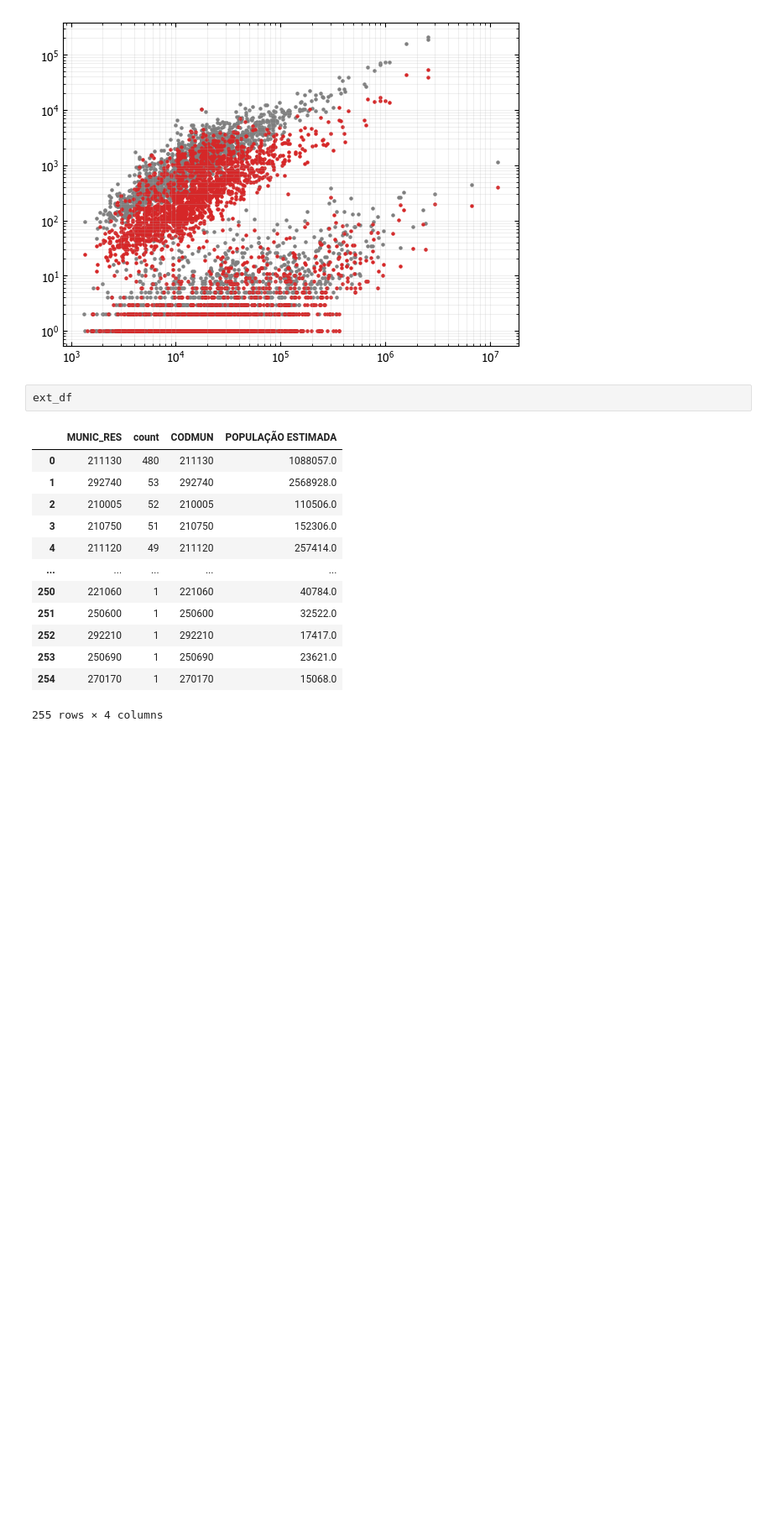
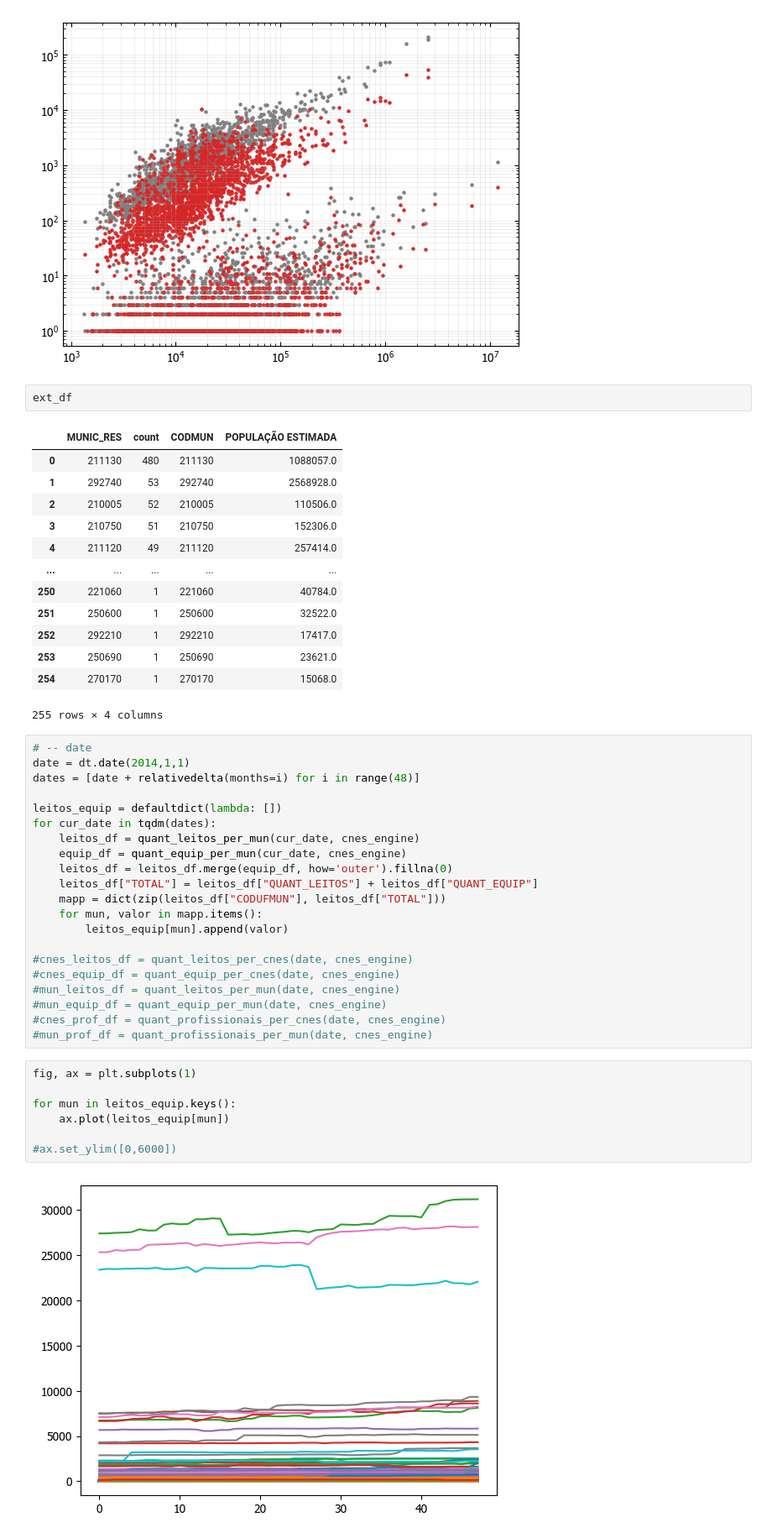
Before and after one commit to humbertocarmona/pyopensus, a Jupyter notebook: notebooks/networkanalysis/citynets.ipynb, the cells around one changed output. Shown at 84% size. Drawn from its saved outputs; the diff is of its cells as text; blank space fills up the shorter version.

```diff
--- a/notebooks/networkanalysis/citynets.ipynb
+++ b/notebooks/networkanalysis/citynets.ipynb
@@ -907,3 +907,33 @@ ext_df
 | 253 | 250690 | 1 | 250690 | 23621.0 |
 | 254 | 270170 | 1 | 270170 | 15068.0 |
 255 rows × 4 columns
+# %%
+# -- date
+date = dt.date(2014,1,1)
+dates = [date + relativedelta(months=i) for i in range(48)]
+
+leitos_equip = defaultdict(lambda: [])
+for cur_date in tqdm(dates):
+    leitos_df = quant_leitos_per_mun(cur_date, cnes_engine)
+    equip_df = quant_equip_per_mun(cur_date, cnes_engine)
+    leitos_df = leitos_df.merge(equip_df, how='outer').fillna(0)
+    leitos_df["TOTAL"] = leitos_df["QUANT_LEITOS"] + leitos_df["QUANT_EQUIP"]
+    mapp = dict(zip(leitos_df["CODUFMUN"], leitos_df["TOTAL"]))
+    for mun, valor in mapp.items():
+        leitos_equip[mun].append(valor)
+
+#cnes_leitos_df = quant_leitos_per_cnes(date, cnes_engine)
+#cnes_equip_df = quant_equip_per_cnes(date, cnes_engine)
+#mun_leitos_df = quant_leitos_per_mun(date, cnes_engine)
+#mun_equip_df = quant_equip_per_mun(date, cnes_engine)
+#cnes_prof_df = quant_profissionais_per_cnes(date, cnes_engine)
+#mun_prof_df = quant_profissionais_per_mun(date, cnes_engine)
+# %%
+fig, ax = plt.subplots(1)
+
+for mun in leitos_equip.keys():
+    ax.plot(leitos_equip[mun])
+
+#ax.set_ylim([0,6000])
+# %% [output]
+[figure, added]
```
Also changed, not shown: parts of 1 cell of this notebook, 1 other file.
